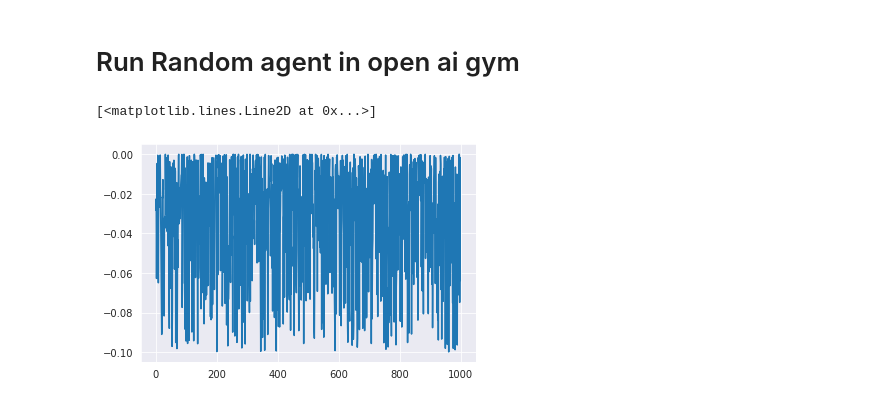
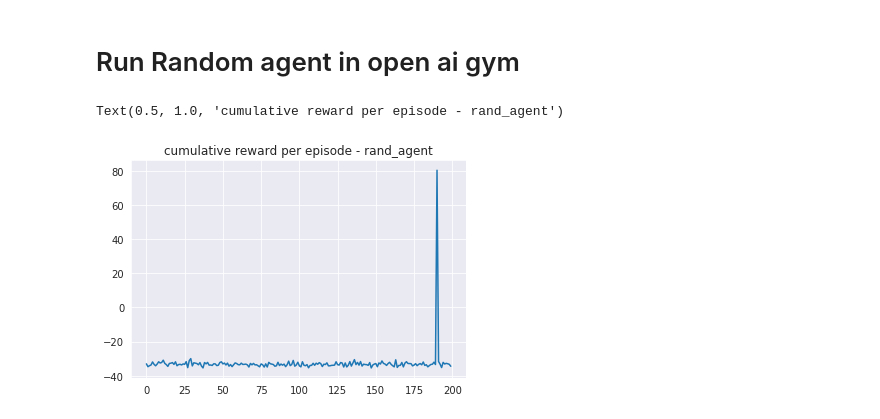
Before and after one commit to racousin/rl_introduction, a Jupyter notebook: notebooks/I) introduction_environment.ipynb, the cells around one changed output. Drawn from its saved outputs; the diff is of its cells as text; code cells hidden in the pictures.

```diff
--- a/notebooks/I) introduction_environment.ipynb
+++ b/notebooks/I) introduction_environment.ipynb
@@ -348,8 +375,6 @@ reward:
 # %%
 env = gym.make('MountainCarContinuous-v0')
 # %%
-class Agent:
-    def __init__(self, env):
-        self.env = env
+class RandomAgent(Agent):
     def act(self, state):
-        pass
+            return self.env.action_space.sample()
@@ -382,5 +381,8 @@ rewards = run.run_experiment()
-# %%
-plt.plot(rewards)
-# %% [output]
-[<matplotlib.lines.Line2D at 0x...>]
-[figure, removed]
+# %%
+rand_agent = RandomAgent(env)
+rewards = run_experiment_episode(env, rand_agent, 200)
+plt.plot(rewards)
+plt.title('cumulative reward per episode - rand_agent')
+# %% [output]
+Text(0.5, 1.0, 'cumulative reward per episode - rand_agent')
+[figure, added]
```
Also changed, not shown: parts of 30 cells of this notebook.
